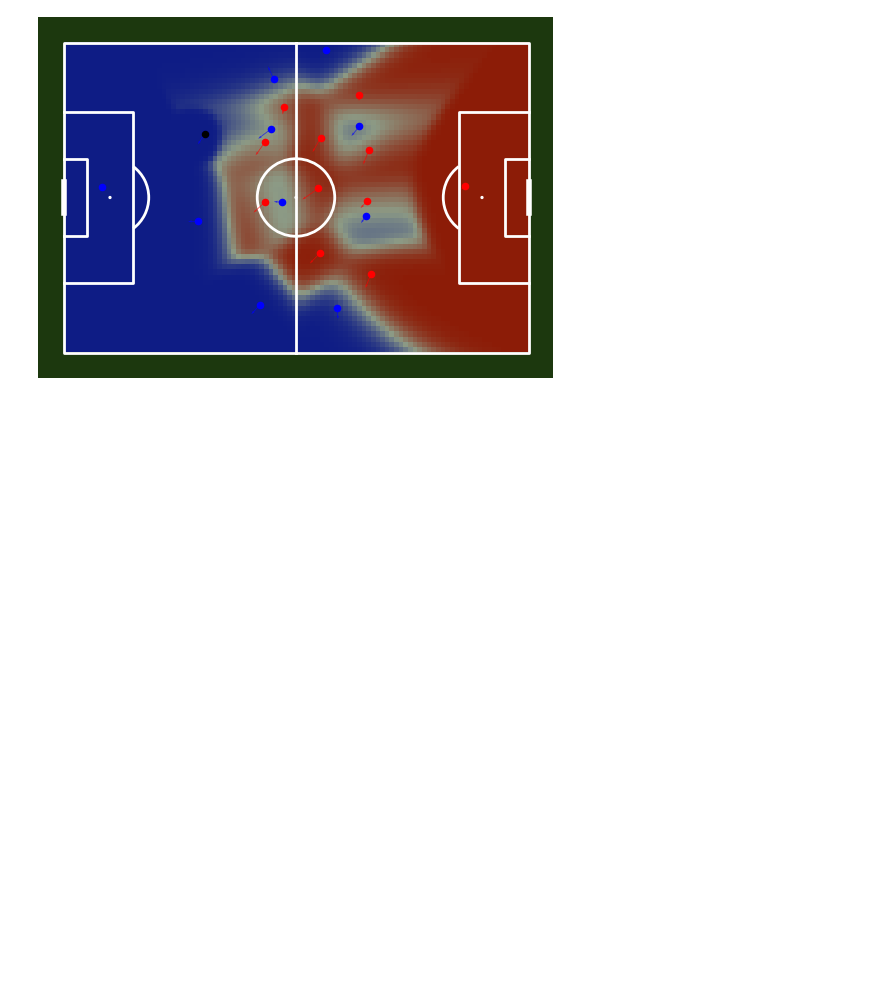
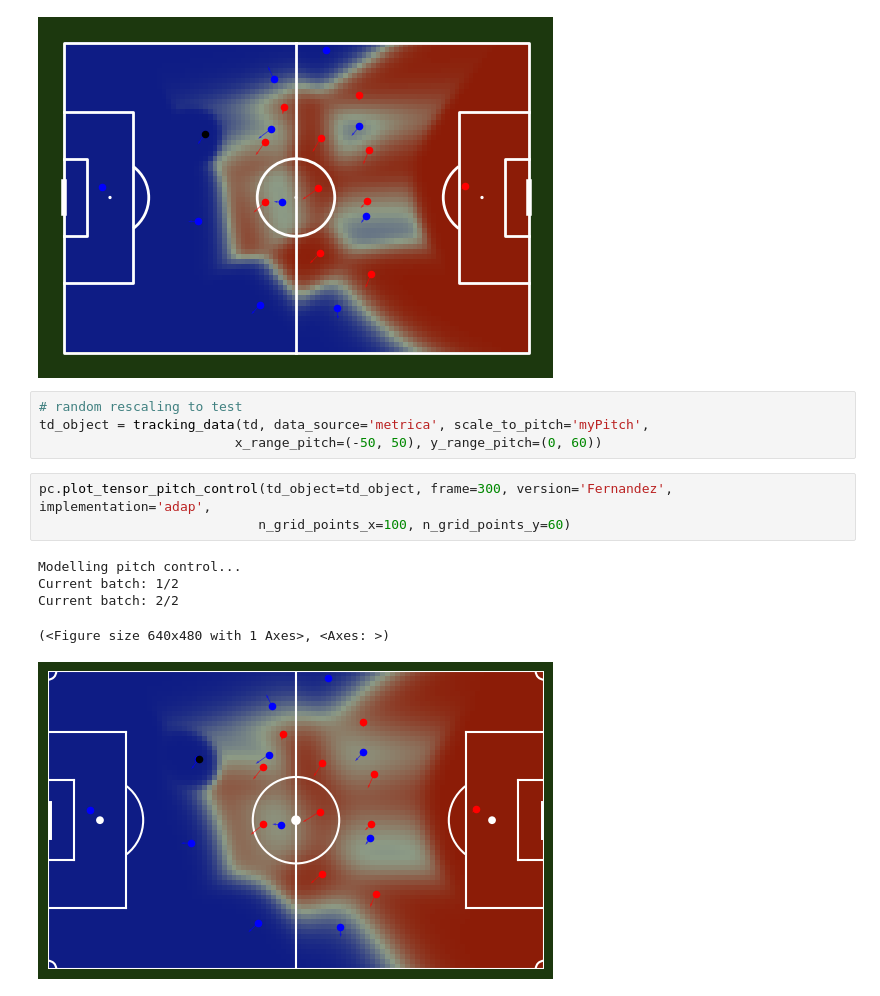
Before and after one commit to DavidB1999/My_Football_Analytics, a Jupyter notebook: Position_data/PitchControl/PitchControlComparison.ipynb, the cells around one changed output. Saved outputs shown, nothing was run; the diff lists cells and outputs as text; blank space fills up the shorter version.

```diff
--- a/Position_data/PitchControl/PitchControlComparison.ipynb
+++ b/Position_data/PitchControl/PitchControlComparison.ipynb
@@ -107,3 +107,16 @@ Current batch: 1/2
 Current batch: 2/2
 (<Figure size 640x480 with 1 Axes>, <Axes: >)
 [figure]
+# %%
+# random rescaling to test
+td_object = tracking_data(td, data_source='metrica', scale_to_pitch='myPitch',
+                         x_range_pitch=(-50, 50), y_range_pitch=(0, 60))
+# %%
+pc.plot_tensor_pitch_control(td_object=td_object, frame=300, version='Fernandez', implementation='adap',
+                            n_grid_points_x=100, n_grid_points_y=60)
+# %% [output]
+Modelling pitch control...
+Current batch: 1/2
+Current batch: 2/2
+(<Figure size 640x480 with 1 Axes>, <Axes: >)
+[figure, added]
```
Also changed, not shown: parts of 1 cell of this notebook, 9 other files.
